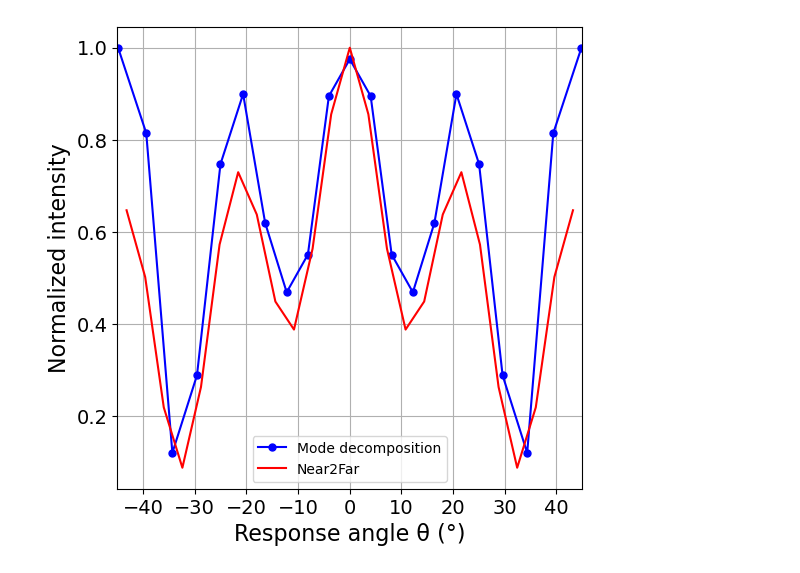
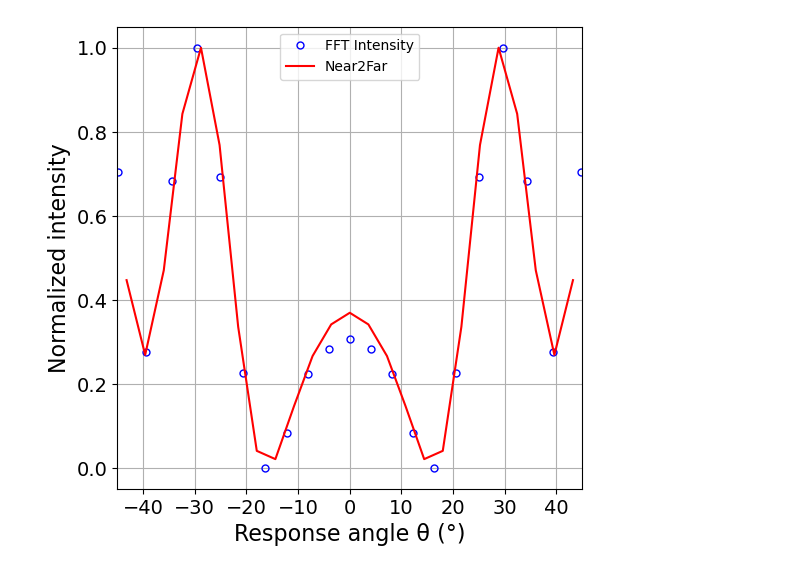
Before and after one commit to M2nion/EIDL, a Jupyter notebook: Tool/Meep/LGD/LGD setup/Mode decomposition/Kyungmin/2025/08/05/Singlelayer/Mode decomposition/OLED_Singlelayer_modedecomposition_structureo.ipynb, the cells around one changed output. Drawn from its saved outputs; the diff is of its cells as text; code cells hidden in the pictures.

```diff
--- a/Tool/Meep/LGD/LGD setup/Mode decomposition/Kyungmin/2025/08/05/Singlelayer/Mode decomposition/OLED_Singlelayer_modedecomposition_structureo.ipynb
+++ b/Tool/Meep/LGD/LGD setup/Mode decomposition/Kyungmin/2025/08/05/Singlelayer/Mode decomposition/OLED_Singlelayer_modedecomposition_structureo.ipynb
@@ -328,9 +328,9 @@ plt.show()
 # %%
-k = [0.64669835, 0.50160018, 0.21824349, 0.08710339, 0.26258437,
-       0.57216865, 0.72941682, 0.63747624, 0.44835735, 0.38741341,
-       0.56314403, 0.85527027, 1.        , 0.85527027, 0.56314403,
-       0.38741341, 0.44835735, 0.63747624, 0.72941682, 0.57216865,
-       0.26258437, 0.08710339, 0.21824349, 0.50160018, 0.64669835]
+k = [0.44716213, 0.2692923 , 0.47057178, 0.84261135, 1.        ,
+       0.76846367, 0.33611679, 0.04104865, 0.02135383, 0.14719216,
+       0.26662174, 0.3418435 , 0.3695287 , 0.3418435 , 0.26662174,
+       0.14719216, 0.02135383, 0.04104865, 0.33611679, 0.76846367,
+       1.        , 0.84261135, 0.47057178, 0.2692923 , 0.44716213]
 k_angle = [-4.32000000e+01, -3.96000000e+01, -3.60000000e+01, -3.24000000e+01,
        -2.88000000e+01, -2.52000000e+01, -2.16000000e+01, -1.80000000e+01,
        -1.44000000e+01, -1.08000000e+01, -7.20000000e+00, -3.60000000e+00,
@@ -345,33 +345,53 @@ E_k       = np.fft.fftshift(np.fft.fft(Ez_dft)) / N
 kx_cycles = np.fft.fftshift(np.fft.fftfreq(N, d=dx))
 kx        = 2 * np.pi * kx_cycles
 
 k0 = 2 * np.pi * fcen
 
 ratio      = kx / k0
 ratio_clip = np.clip(ratio, -1.0, 1.0)
 theta_deg  = np.degrees(np.arcsin(ratio_clip))
 
 P_fft = np.abs(E_k)**2 * (k0 * np.cos(np.radians(theta_deg)))
 
 angle_min = -45
 angle_max =  45
 mask      = (theta_deg >= angle_min) & (theta_deg <= angle_max)
 
 theta_sel  = theta_deg[mask]
 P_fft_sel  = P_fft[mask]
 P_fft_sel /= np.max(P_fft_sel)
 
+# plt.figure(figsize=(6,6))
+# plt.plot(theta_sel, P_fft_sel, 'bo-', markersize=5,)
+# # plt.plot(k_angle, k, 'r-', markersize=5, label = "Near2Far")
+
+# plt.xlabel("Response angle θ (°)", fontsize=16)
+# plt.ylabel("Normalized intensity", fontsize=16)
+# plt.xlim(angle_min, angle_max)
+# plt.xticks(fontsize=14)
+# plt.yticks(fontsize=14)
+# plt.grid(True)
+# plt.legend()
+# plt.show()
 plt.figure(figsize=(6,6))
-plt.plot(theta_sel, P_fft_sel, 'bo-', markersize=5,label = "Mode decomposition")
+plt.plot(
+    theta_sel,
+    P_fft_sel,
+    linestyle='None',
+    marker='o',
+    markersize=5,
+    markerfacecolor='none',    # 마커 내부 빈칸
+    markeredgecolor='blue',    # 마커 테두리 색
+    label='FFT Intensity'
+)
 plt.plot(k_angle, k, 'r-', markersize=5, label = "Near2Far")
-
 plt.xlabel("Response angle θ (°)", fontsize=16)
 plt.ylabel("Normalized intensity", fontsize=16)
 plt.xlim(angle_min, angle_max)
 plt.xticks(fontsize=14)
 plt.yticks(fontsize=14)
 plt.grid(True)
 plt.legend()
 plt.show()
 # %% [output]
-[figure, old version]
+[figure, new version]
```
Also changed, not shown: parts of 6 cells of this notebook, 3 other files.
